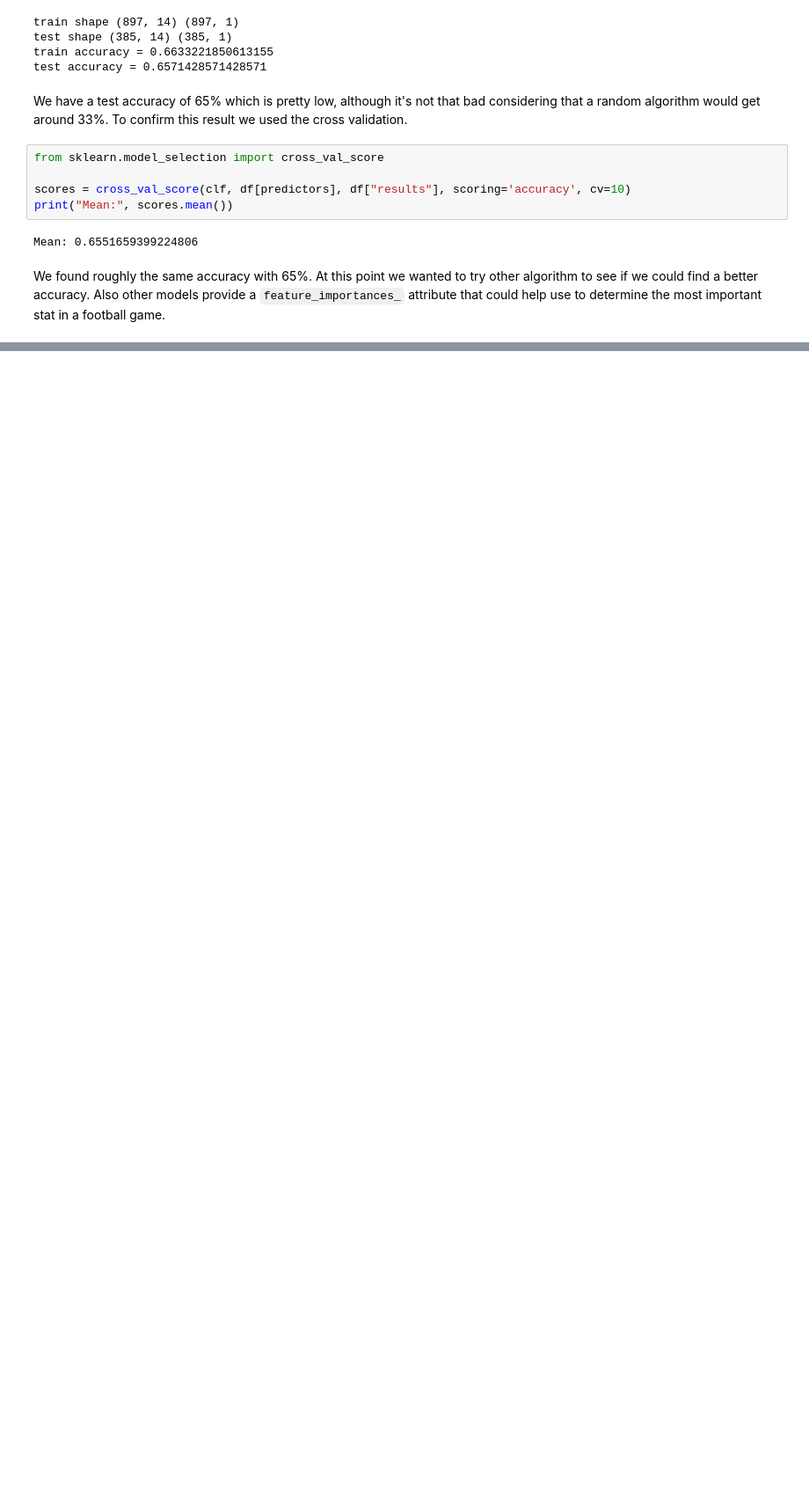
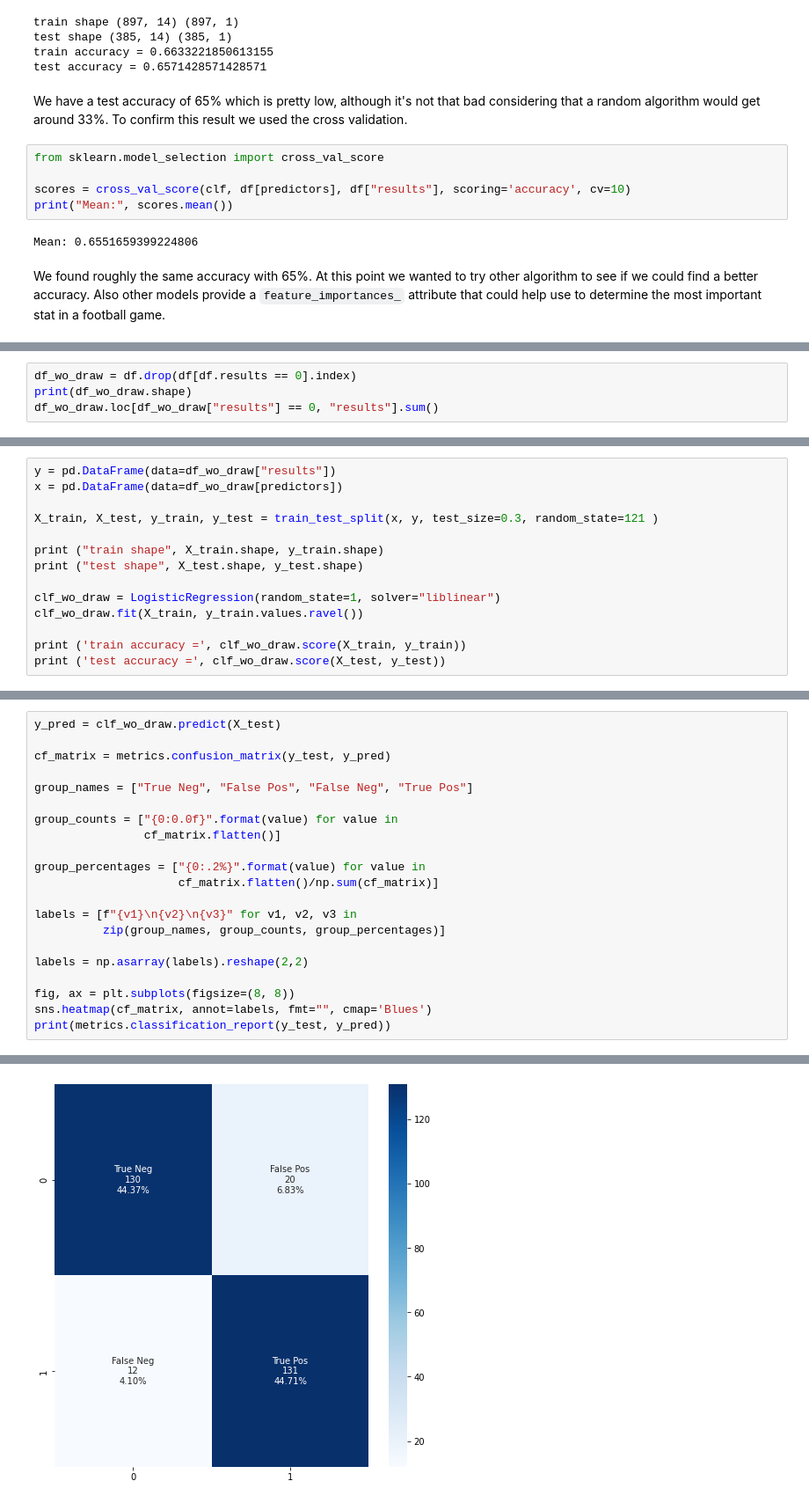
Before and after one commit to PLsergent/football_match_prediction, a Jupyter notebook: report.ipynb, the cells around one changed output, grey strips where cells are left out. Shown at 88% size. Cells and saved outputs as stored; diff of their text form; blank space fills up the shorter version.

```diff
--- a/report.ipynb
+++ b/report.ipynb
@@ -305,0 +478,4 @@ print ('[Gradient Boosting] test accuracy =', clf_gb.score(X_test, y_test))
+# %%
+df_wo_draw = df.drop(df[df.results == 0].index)
+print(df_wo_draw.shape)
+df_wo_draw.loc[df_wo_draw["results"] == 0, "results"].sum()
@@ -305,0 +491,14 @@ print ('[Gradient Boosting] test accuracy =', clf_gb.score(X_test, y_test))
+# %%
+y = pd.DataFrame(data=df_wo_draw["results"])
+x = pd.DataFrame(data=df_wo_draw[predictors])
+
+X_train, X_test, y_train, y_test = train_test_split(x, y, test_size=0.3, random_state=121 )
+
+print ("train shape", X_train.shape, y_train.shape)
+print ("test shape", X_test.shape, y_test.shape)
+
+clf_wo_draw = LogisticRegression(random_state=1, solver="liblinear")
+clf_wo_draw.fit(X_train, y_train.values.ravel())
+
+print ('train accuracy =', clf_wo_draw.score(X_train, y_train))
+print ('test accuracy =', clf_wo_draw.score(X_test, y_test))
@@ -305,0 +522,22 @@ print ('[Gradient Boosting] test accuracy =', clf_gb.score(X_test, y_test))
+# %%
+y_pred = clf_wo_draw.predict(X_test)
+
+cf_matrix = metrics.confusion_matrix(y_test, y_pred)
+
+group_names = ["True Neg", "False Pos", "False Neg", "True Pos"]
+
+group_counts = ["{0:0.0f}".format(value) for value in
+                cf_matrix.flatten()]
+
+group_percentages = ["{0:.2%}".format(value) for value in
+                     cf_matrix.flatten()/np.sum(cf_matrix)]
+
+labels = [f"{v1}\n{v2}\n{v3}" for v1, v2, v3 in
+          zip(group_names, group_counts, group_percentages)]
+
+labels = np.asarray(labels).reshape(2,2)
+
+fig, ax = plt.subplots(figsize=(8, 8))
+sns.heatmap(cf_matrix, annot=labels, fmt="", cmap='Blues')
+print(metrics.classification_report(y_test, y_pred))
+# %% [output]
@@ -305,0 +552 @@ print ('[Gradient Boosting] test accuracy =', clf_gb.score(X_test, y_test))
+[figure, added]
```
Also changed, not shown: parts of 35 cells of this notebook, 2 other files.
